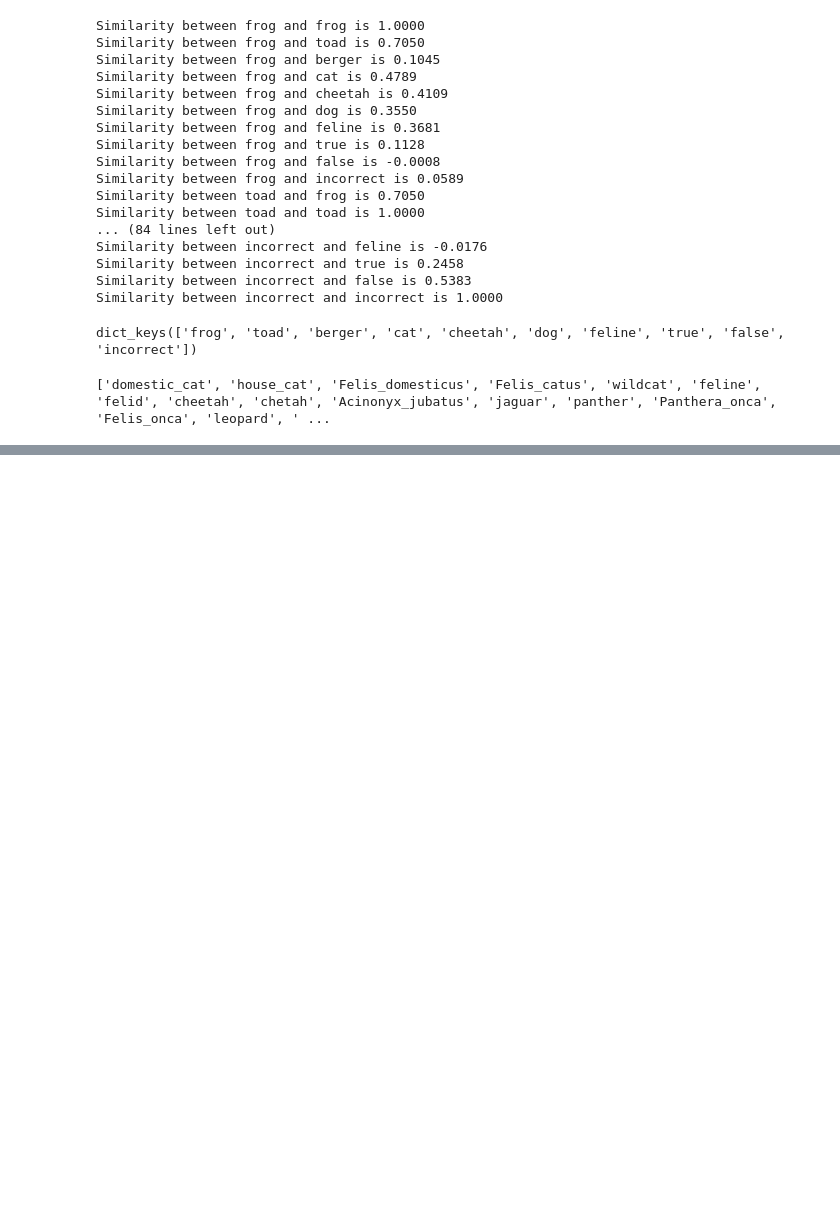
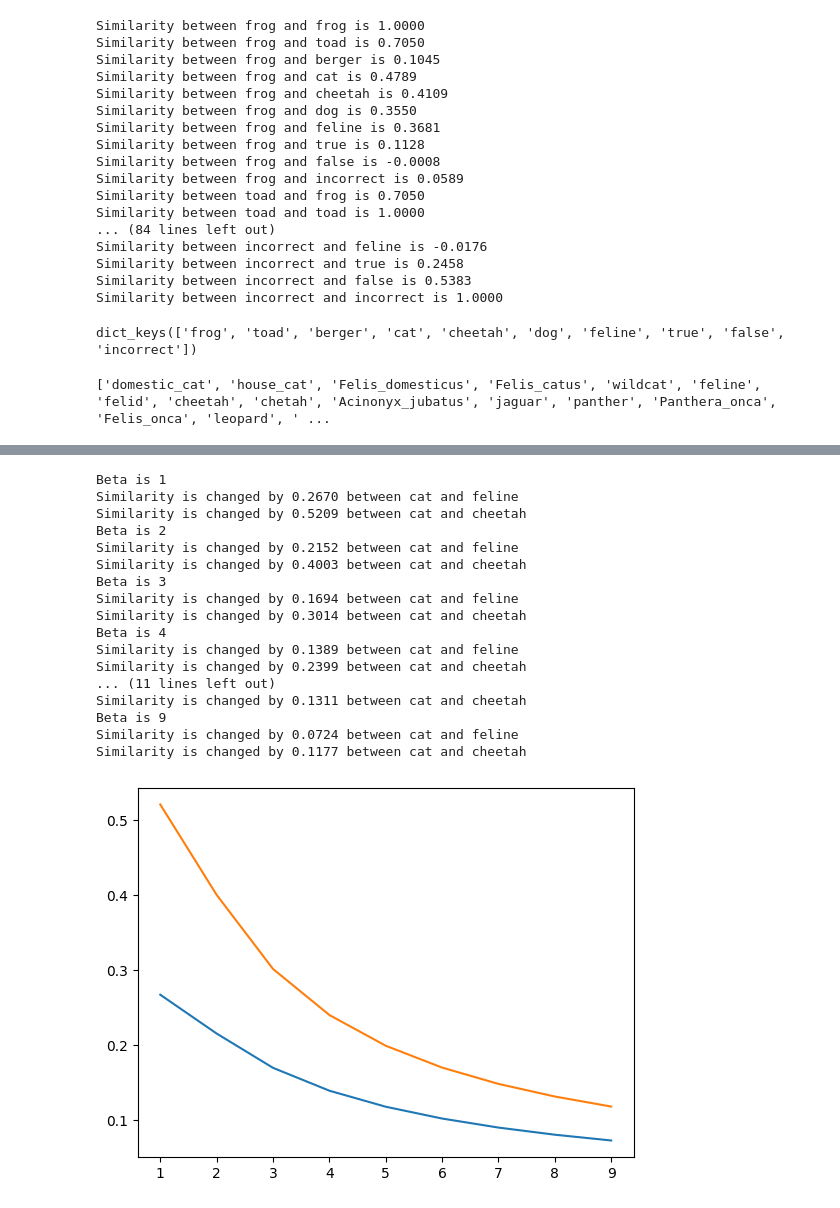
Before and after one commit to HIEUNT1610/ML2-Project, a Jupyter notebook: Work/Algorithm.ipynb, the cells around one changed output, grey strips where cells are left out. Saved outputs shown, nothing was run; the diff lists cells and outputs as text; code cells hidden in the pictures; blank space fills up the shorter version.

```diff
--- a/Work/Algorithm.ipynb
+++ b/Work/Algorithm.ipynb
@@ -187,0 +233,39 @@ There has been some improvements in the toy corpus! We can move on to the real c
+# %%
+# Test beta:
+improvement_feline = []
+improvement_cheetah = []
+for beta in range(1, 10):
+    newWordVecs = retrofit(toy_wordVecs, lexicon, numIters = 10, alpha = 1, beta = beta)
+    retro_similarity_matrix = np.zeros((len(vec_toy_corpus), len(vec_toy_corpus)))
+    for i in range(len(vec_toy_corpus)):
+        for j in range(len(vec_toy_corpus)):
+            retro_similarity_matrix[i][j] = cosine_similarity(newWordVecs[toy_corpus[i]], newWordVecs[toy_corpus[j]])
+    improvement_feline.append(retro_similarity_matrix[3][6] - similarity_matrix[3][6])
+    improvement_cheetah.append(retro_similarity_matrix[3][4] - similarity_matrix[3][4])
+    print(f'Beta is {beta}')
+    print(f'Similarity is changed by {retro_similarity_matrix[3][6] - similarity_matrix[3][6]:.4f} between {toy_corpus[3]} and {toy_corpus[6]}')
+    print(f'Similarity is changed by {retro_similarity_matrix[3][4] - similarity_matrix[3][4]:.4f} between {toy_corpus[3]} and {toy_corpus[4]}')
+
+# Plot the results:
+plt.plot(range(1, 10), improvement_feline, label = 'feline')
+plt.plot(range(1, 10), improvement_cheetah, label = 'cheetah')
+plt.show()
+# %% [output]
+Beta is 1
+Similarity is changed by 0.2670 between cat and feline
+Similarity is changed by 0.5209 between cat and cheetah
+Beta is 2
+Similarity is changed by 0.2152 between cat and feline
+Similarity is changed by 0.4003 between cat and cheetah
+Beta is 3
+Similarity is changed by 0.1694 between cat and feline
+Similarity is changed by 0.3014 between cat and cheetah
+Beta is 4
+Similarity is changed by 0.1389 between cat and feline
+Similarity is changed by 0.2399 between cat and cheetah
+... (11 lines left out)
+Similarity is changed by 0.1311 between cat and cheetah
+Beta is 9
+Similarity is changed by 0.0724 between cat and feline
+Similarity is changed by 0.1177 between cat and cheetah
+[figure, added]
```
Also changed, not shown: parts of 9 cells of this notebook, 1 other file.
